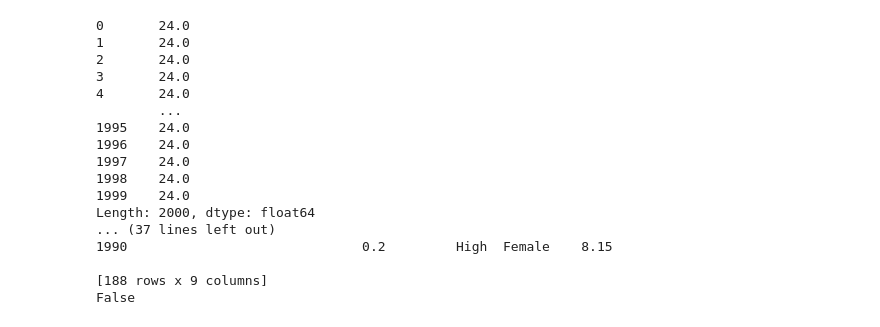
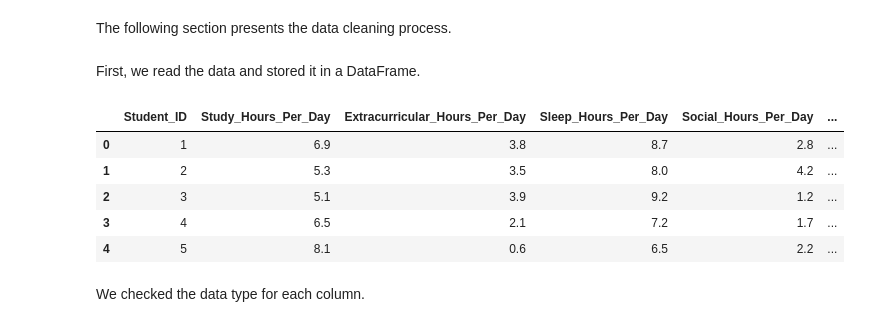
Before and after one commit to denisababeii/ml-project, a Jupyter notebook: denisa.ipynb, the cells around one changed output. Cells and saved outputs as stored; diff of their text form; code cells hidden in the pictures.

Commit message:
Add data cleaning + some plots + PCA draft

```diff
--- a/denisa.ipynb
+++ b/denisa.ipynb
@@ -1,32 +1,18 @@
+# %% [markdown]
+The following section presents the data cleaning process.
+# %% [markdown]
+First, we read the data and stored it in a DataFrame.
 # %%
 import pandas as pd
-import numpy as np
 
-df = pd.read_csv(r'/Volumes/MASTER/Year 1/ML/student_lifestyle_dataset..csv')
-
-sums = sum([df['Study_Hours_Per_Day'], df['Extracurricular_Hours_Per_Day'], df['Sleep_Hours_Per_Day'], df['Social_Hours_Per_Day'], df['Physical_Activity_Hours_Per_Day']])
-print(sums)
-boolean = (sums.astype(int) == 24)
-false_rows = df[~boolean]
-print(false_rows)
-
-areThey24h = (sums == sums.iloc[0]).all()
-print(areThey24h)
+df = pd.read_csv(r'/Volumes/MASTER/Year1/ML/student_lifestyle_dataset..csv')
+df.head()
 # %% [output]
-0       24.0
-1       24.0
-2       24.0
-3       24.0
-4       24.0
-        ...
-1995    24.0
-1996    24.0
-1997    24.0
-1998    24.0
-1999    24.0
-Length: 2000, dtype: float64
-... (37 lines left out)
-1990                              0.2         High  Female    8.15
-
-[188 rows x 9 columns]
-False
+|  | Student_ID | Study_Hours_Per_Day | Extracurricular_Hours_Per_Day | Sleep_Hours_Per_Day | Social_Hours_Per_Day | ... |
+| 0 | 1 | 6.9 | 3.8 | 8.7 | 2.8 | ... |
+| 1 | 2 | 5.3 | 3.5 | 8.0 | 4.2 | ... |
+| 2 | 3 | 5.1 | 3.9 | 9.2 | 1.2 | ... |
+| 3 | 4 | 6.5 | 2.1 | 7.2 | 1.7 | ... |
+| 4 | 5 | 8.1 | 0.6 | 6.5 | 2.2 | ... |
+# %% [markdown]
+We checked the data type for each column.
```
Also changed, not shown: parts of 29 cells of this notebook.
